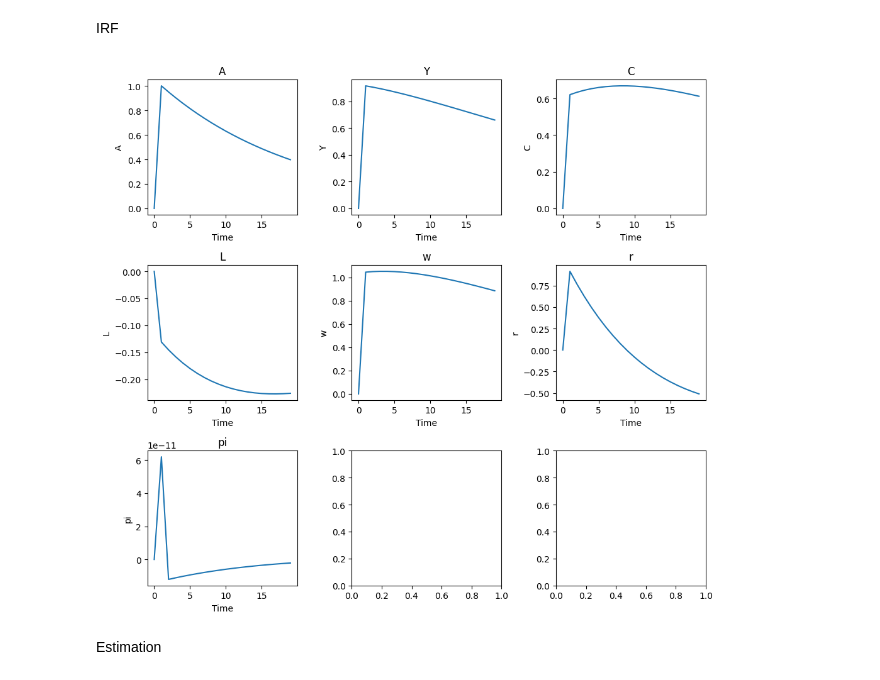
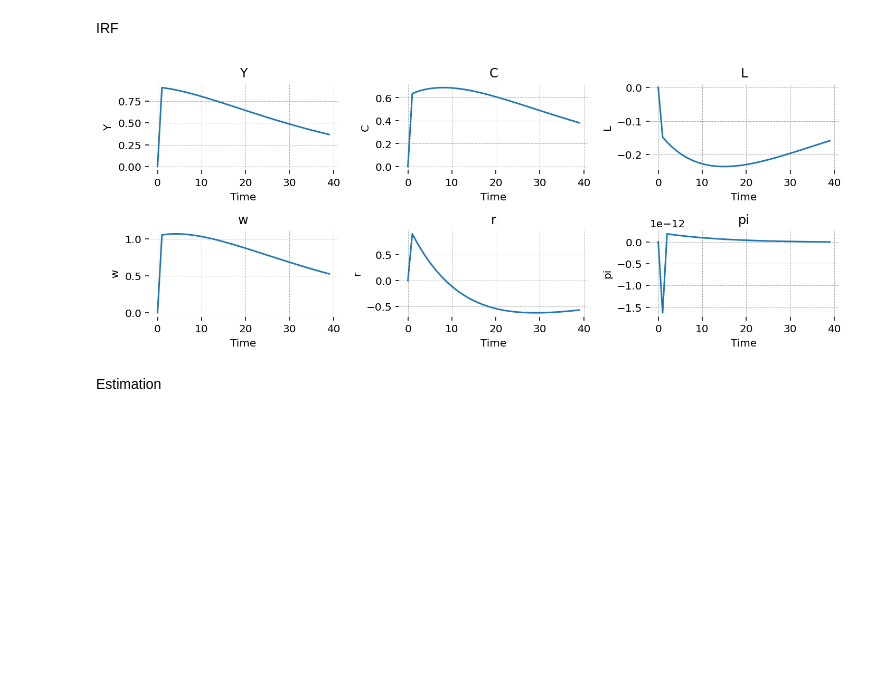
Before and after one commit to lukasgrahl/memoire1, a Jupyter notebook: notebooks/02-prep_model.ipynb, the cells around one changed output. Saved outputs shown, nothing was run; the diff lists cells and outputs as text; code cells hidden in the pictures; blank space fills up the shorter version.

```diff
--- a/notebooks/02-prep_model.ipynb
+++ b/notebooks/02-prep_model.ipynb
@@ -73,7 +74,7 @@ mod.variables
  w_t]
 # %%
 # assign parameters
-# mod.free_param_dict.update(mod6_params)
+mod.free_param_dict.update(mod5_params)
 mod.free_param_dict
 # %% [output]
 {'Theta': 0.75,
@@ -155,12 +156,12 @@ gp.plot_acf(acorr, plot_vars, n_cols=3, figsize=(10, 8))
 # %% [markdown]
 IRF
 # %%
-irf = mod.impulse_response_function(simulation_length=20, shock_size=1.0)
+irf = mod.impulse_response_function(simulation_length=40, shock_size=1.0)
 _irf = irf.copy().unstack().loc[:, "epsilon_A"].unstack()
 # %%
-plot_dfs(_irf[plot_vars], sns.lineplot, figsize=(10, 3))
+plot_dfs(_irf[plot_vars], sns.lineplot, figsize=(10, 2))
 # %% [output]
-[figure, old version]
+[figure, new version]
 # %% [markdown]
 Estimation
 # %%
```
Also changed, not shown: parts of 20 cells of this notebook, 4 other files.
